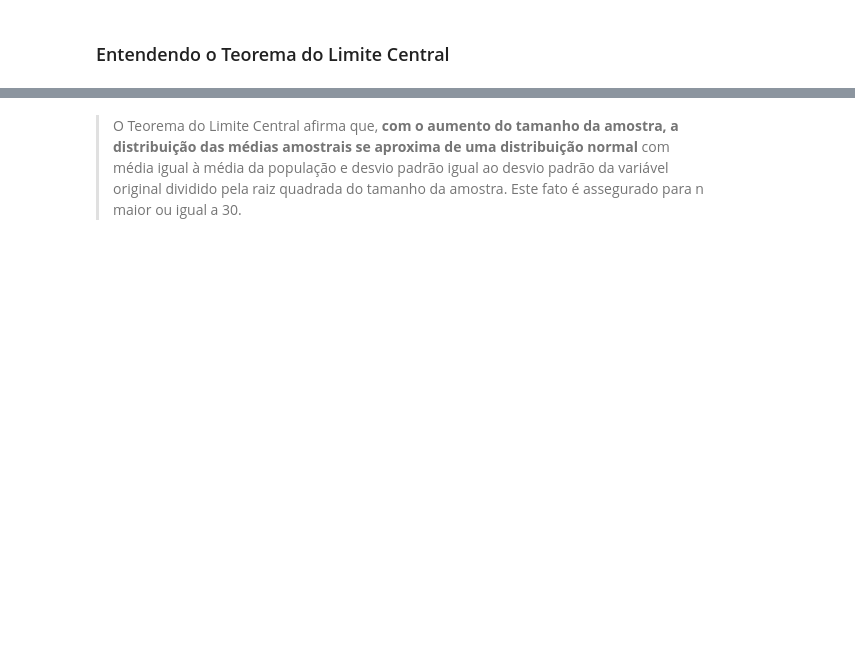
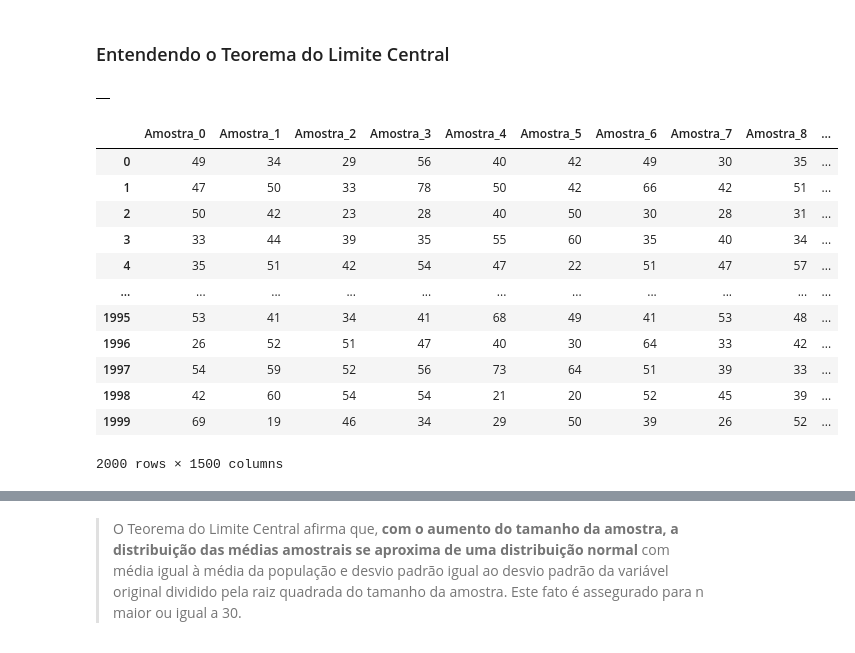
Before and after one commit to gabriels3t/Estatistica-Com-Python-Parte-2, a Jupyter notebook: Curso_de_Estatística_Parte_2.ipynb, the cells around one changed output, grey strips where cells are left out. Drawn from its saved outputs; the diff is of its cells as text; code cells hidden in the pictures; blank space fills up the shorter version.

```diff
--- a/Curso_de_Estatística_Parte_2.ipynb
+++ b/Curso_de_Estatística_Parte_2.ipynb
@@ -921,0 +925,25 @@ O desvio padrão das médias amostrais é conhecido como **erro padrão da médi
+# %%
+amostra =pd.DataFrame()
+amostra
+# %% [output]
+|  |
+# %%
+for i in range(total_de_amostras):
+    _ = dados.Idade.sample(n)
+    _.index = range(0,len(_))
+    amostra['Amostra_' + str(i)]  = _
+amostra
+# %% [output]
+|  | Amostra_0 | Amostra_1 | Amostra_2 | Amostra_3 | Amostra_4 | Amostra_5 | Amostra_6 | Amostra_7 | Amostra_8 | ... |
+| 0 | 49 | 34 | 29 | 56 | 40 | 42 | 49 | 30 | 35 | ... |
+| 1 | 47 | 50 | 33 | 78 | 50 | 42 | 66 | 42 | 51 | ... |
+| 2 | 50 | 42 | 23 | 28 | 40 | 50 | 30 | 28 | 31 | ... |
+| 3 | 33 | 44 | 39 | 35 | 55 | 60 | 35 | 40 | 34 | ... |
+| 4 | 35 | 51 | 42 | 54 | 47 | 22 | 51 | 47 | 57 | ... |
+| ... | ... | ... | ... | ... | ... | ... | ... | ... | ... | ... |
+| 1995 | 53 | 41 | 34 | 41 | 68 | 49 | 41 | 53 | 48 | ... |
+| 1996 | 26 | 52 | 51 | 47 | 40 | 30 | 64 | 33 | 42 | ... |
+| 1997 | 54 | 59 | 52 | 56 | 73 | 64 | 51 | 39 | 33 | ... |
+| 1998 | 42 | 60 | 54 | 54 | 21 | 20 | 52 | 45 | 39 | ... |
+| 1999 | 69 | 19 | 46 | 34 | 29 | 50 | 39 | 26 | 52 | ... |
+2000 rows × 1500 columns
```
Also changed, not shown: parts of 11 cells of this notebook.
